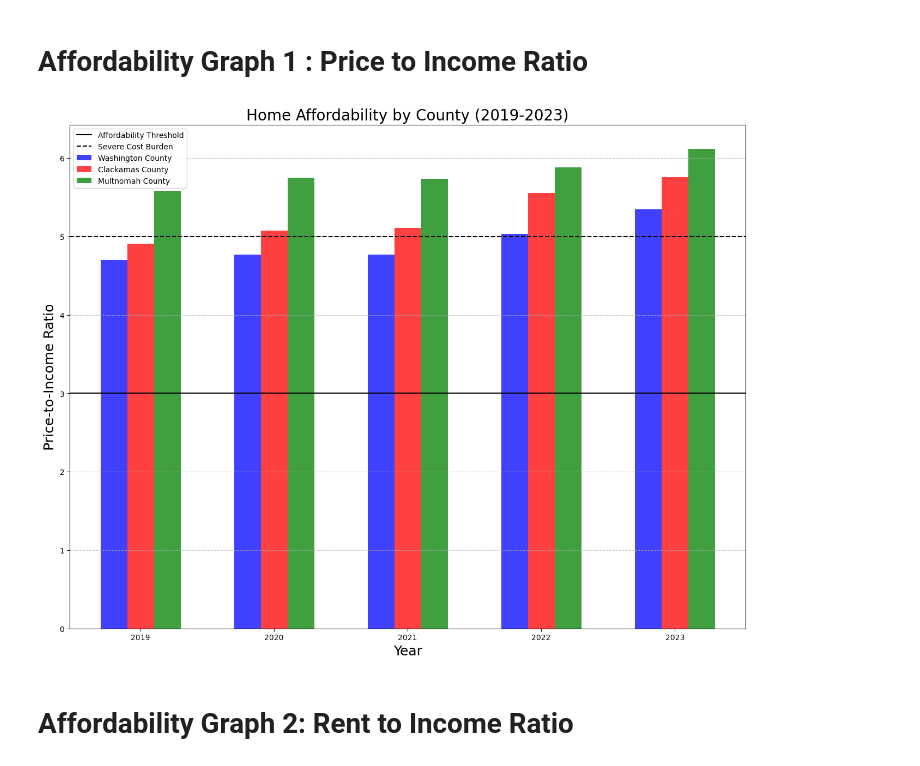
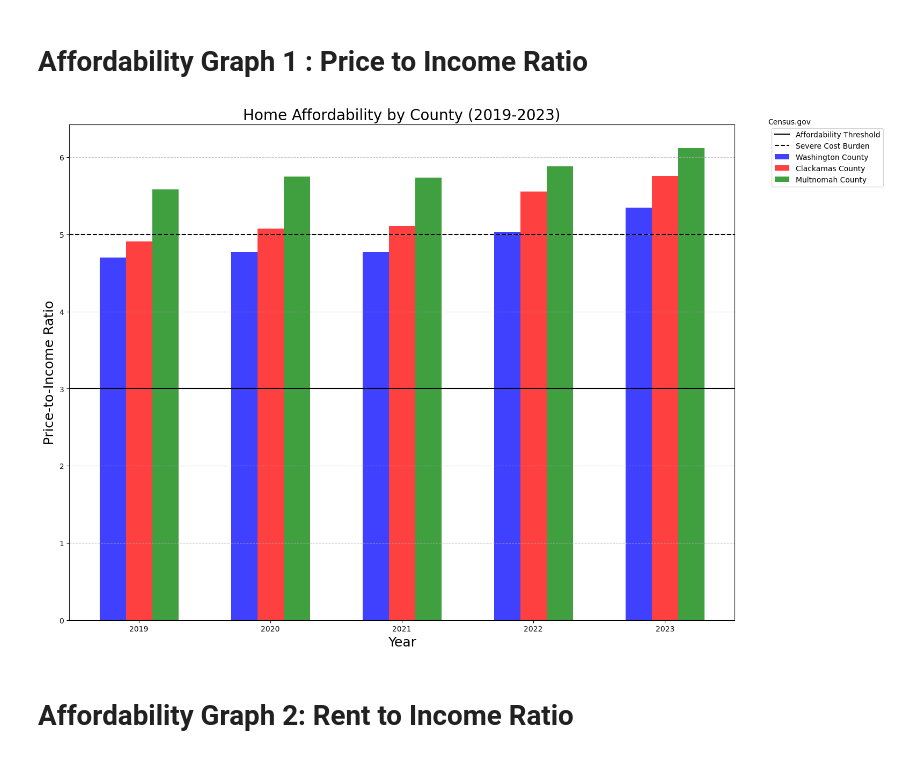
Before and after one commit to Tserrof7/Portland-Housing-Prices-Affordability-Project, a Jupyter notebook: Census_Data/census_data.ipynb, the cells around one changed output. Saved outputs shown, nothing was run; the diff lists cells and outputs as text; code cells hidden in the pictures.

```diff
--- a/Census_Data/census_data.ipynb
+++ b/Census_Data/census_data.ipynb
@@ -162,24 +127,26 @@ df.head()
 # %%
 washington_df = df[df['County']=='Washington County, Oregon']
 clackamas_df = df[df['County']=='Clackamas County, Oregon']
 multnomah_df = df[df['County']=='Multnomah County, Oregon']
 
 plt.figure(figsize=(16, 12))
 plt.bar(washington_df['Year'] - 0.2, washington_df['Price-to-Income Ratio'], width=0.2, color='blue', alpha=.75, label='Washington County')
 plt.bar(clackamas_df['Year'], clackamas_df['Price-to-Income Ratio'], width=0.2, color='red', alpha=.75, label='Clackamas County')
 plt.bar(multnomah_df['Year'] + 0.2, multnomah_df['Price-to-Income Ratio'], width=0.2, color='green', alpha=.75, label='Multnomah County')
 
 plt.xlabel("Year", fontsize = 18)
 plt.ylabel("Price-to-Income Ratio", fontsize = 18)
 plt.title("Home Affordability by County (2019-2023)", fontsize = 20)
 plt.axhline(y=3, color="black", linestyle="solid", label="Affordability Threshold")
 plt.axhline(y=5, color="black", linestyle="dashed", label="Severe Cost Burden")
-plt.legend()
+
+plt.legend(loc='best', bbox_to_anchor=(1.05,1))
+plt.text(1.05,1,"Census.gov",transform=plt.gca().transAxes)
 plt.grid(axis="y",linestyle="--", alpha=0.7)
 
 plt.show()
 # %% [output]
-[figure, old version]
+[figure, new version]
 # %% [markdown]
 # Affordability Graph 2: Rent to Income Ratio
 # %%
```
Also changed, not shown: parts of 18 cells of this notebook, 8 other files.
